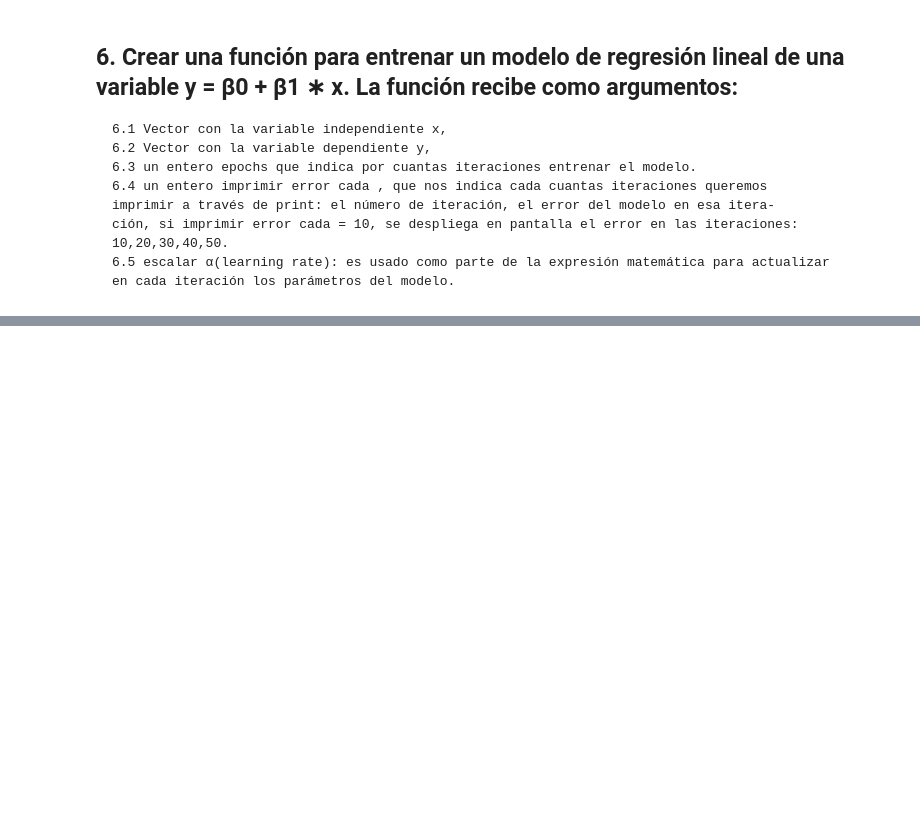
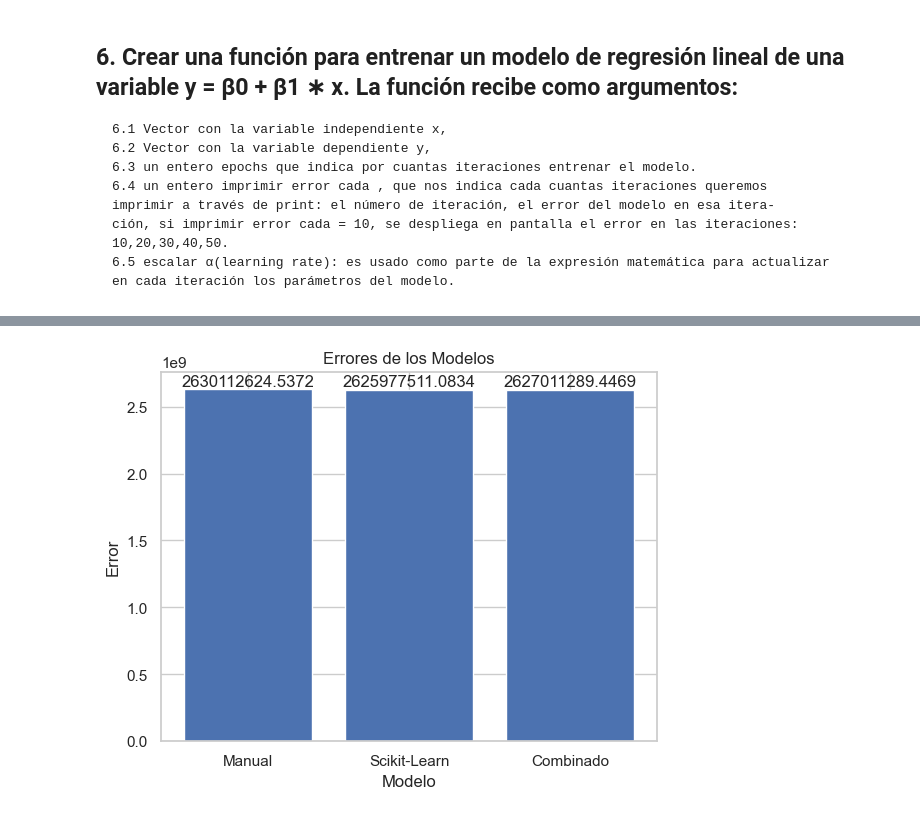
Before and after one commit to luistunag/Proyecto1, a Jupyter notebook: 22003085_LuisTun_Proyecto1.ipynb, the cells around one changed output, grey strips where cells are left out. Saved outputs shown, nothing was run; the diff lists cells and outputs as text; code cells hidden in the pictures; blank space fills up the shorter version.

```diff
--- a/22003085_LuisTun_Proyecto1.ipynb
+++ b/22003085_LuisTun_Proyecto1.ipynb
@@ -343,0 +421,3 @@ Iteración 10000: Error = 1180485009.2616
+# %%
+modelo_sklearn = modelo2.entrenar_modelo_sklearn(Calificacion_General_Validacion, y_validacion)
+pred_manual, pred_sklearn, pred_combinada = modelo2.hacer_predicciones(Calificacion_General_Validacion, modelo1.modelos[-1], modelo_sklearn)
@@ -343,0 +446,5 @@ Iteración 10000: Error = 1180485009.2616
+# %%
+## Graficando el error de cada modelo para la variable
+modelo2.comparar_errores_modelos(Calificacion_General_Validacion, y_validacion, modelo2.modelos[-1], modelo_sklearn )
+# %% [output]
+[figure, added]
```
Also changed, not shown: parts of 21 cells of this notebook.
